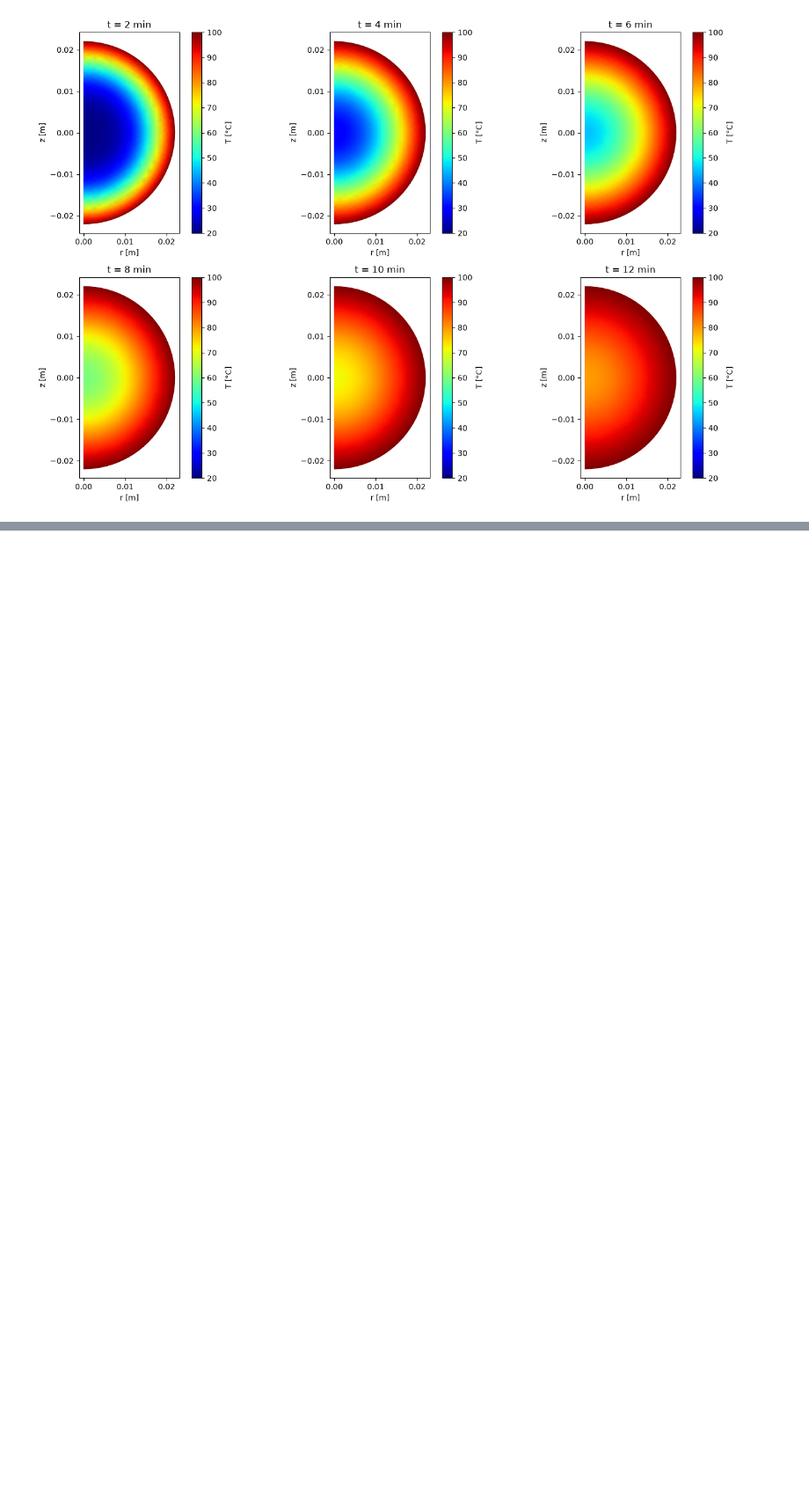
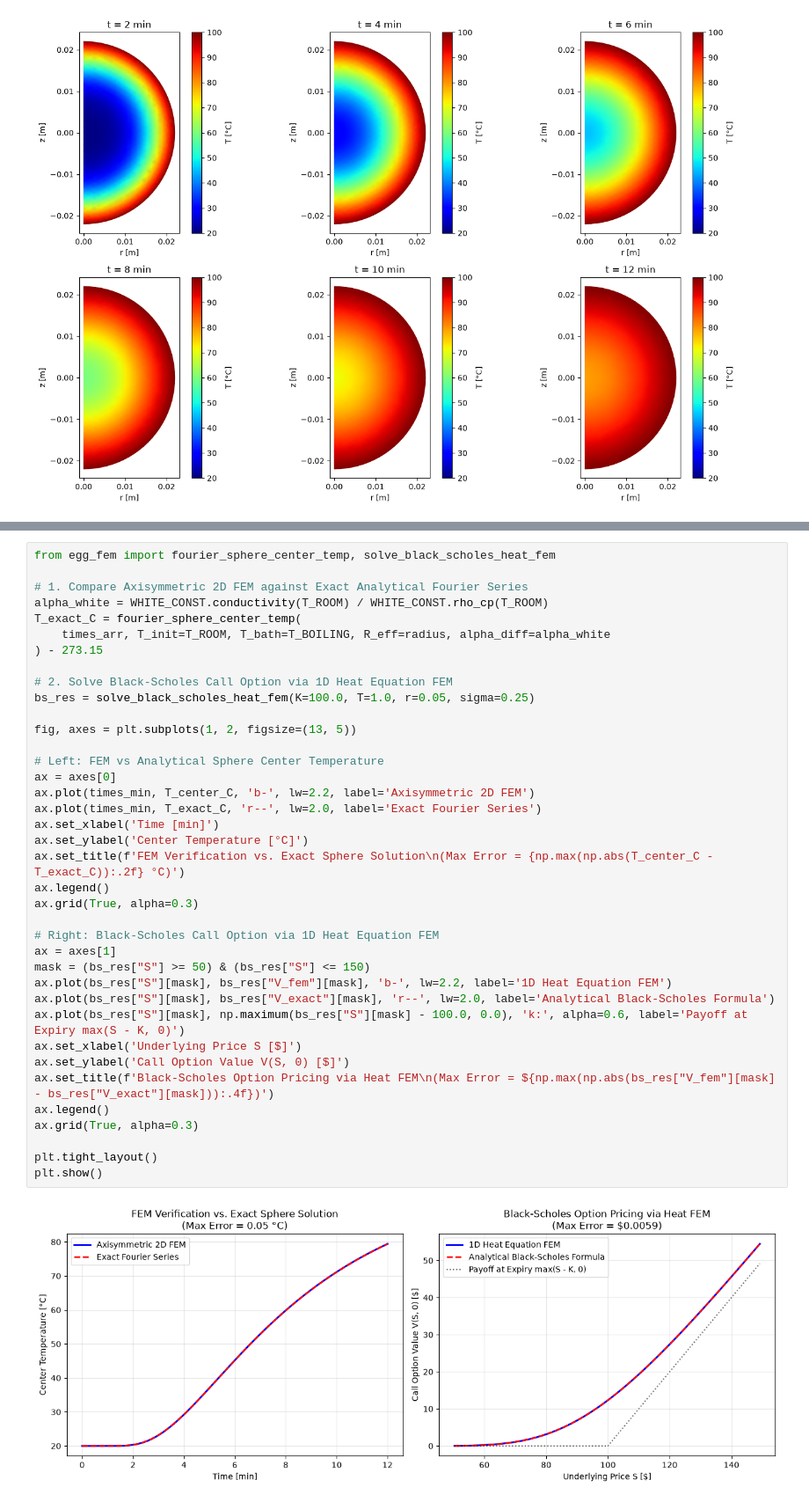
Before and after one commit to mengrenman/fem-boil-egg, a Jupyter notebook: notebooks/01_simple_model.ipynb, the cells around one changed output, grey strips where cells are left out. Shown at 88% size. Drawn from its saved outputs; the diff is of its cells as text; blank space fills up the shorter version.

Commit message:
Add egg options pricing module and enhance notebooks 01-03

```diff
--- a/notebooks/01_simple_model.ipynb
+++ b/notebooks/01_simple_model.ipynb
@@ -222,3 +235,43 @@ plt.show()
+# %%
+from egg_fem import fourier_sphere_center_temp, solve_black_scholes_heat_fem
+
+# 1. Compare Axisymmetric 2D FEM against Exact Analytical Fourier Series
+alpha_white = WHITE_CONST.conductivity(T_ROOM) / WHITE_CONST.rho_cp(T_ROOM)
+T_exact_C = fourier_sphere_center_temp(
+    times_arr, T_init=T_ROOM, T_bath=T_BOILING, R_eff=radius, alpha_diff=alpha_white
+) - 273.15
+
+# 2. Solve Black-Scholes Call Option via 1D Heat Equation FEM
+bs_res = solve_black_scholes_heat_fem(K=100.0, T=1.0, r=0.05, sigma=0.25)
+
+fig, axes = plt.subplots(1, 2, figsize=(13, 5))
+
+# Left: FEM vs Analytical Sphere Center Temperature
+ax = axes[0]
+ax.plot(times_min, T_center_C, 'b-', lw=2.2, label='Axisymmetric 2D FEM')
+ax.plot(times_min, T_exact_C, 'r--', lw=2.0, label='Exact Fourier Series')
+ax.set_xlabel('Time [min]')
+ax.set_ylabel('Center Temperature [°C]')
+ax.set_title(f'FEM Verification vs. Exact Sphere Solution\n(Max Error = {np.max(np.abs(T_center_C - T_exact_C)):.2f} °C)')
+ax.legend()
+ax.grid(True, alpha=0.3)
+
+# Right: Black-Scholes Call Option via 1D Heat Equation FEM
+ax = axes[1]
+mask = (bs_res["S"] >= 50) & (bs_res["S"] <= 150)
+ax.plot(bs_res["S"][mask], bs_res["V_fem"][mask], 'b-', lw=2.2, label='1D Heat Equation FEM')
+ax.plot(bs_res["S"][mask], bs_res["V_exact"][mask], 'r--', lw=2.0, label='Analytical Black-Scholes Formula')
+ax.plot(bs_res["S"][mask], np.maximum(bs_res["S"][mask] - 100.0, 0.0), 'k:', alpha=0.6, label='Payoff at Expiry max(S - K, 0)')
+ax.set_xlabel('Underlying Price S [$]')
+ax.set_ylabel('Call Option Value V(S, 0) [$]')
+ax.set_title(f'Black-Scholes Option Pricing via Heat FEM\n(Max Error = ${np.max(np.abs(bs_res["V_fem"][mask] - bs_res["V_exact"][mask])):.4f})')
+ax.legend()
+ax.grid(True, alpha=0.3)
+
+plt.tight_layout()
+plt.show()
+# %% [output]
+[figure, added]
 # %% [markdown]
 ## Summary
 
```
Also changed, not shown: parts of 2 cells of this notebook, 9 other files.
